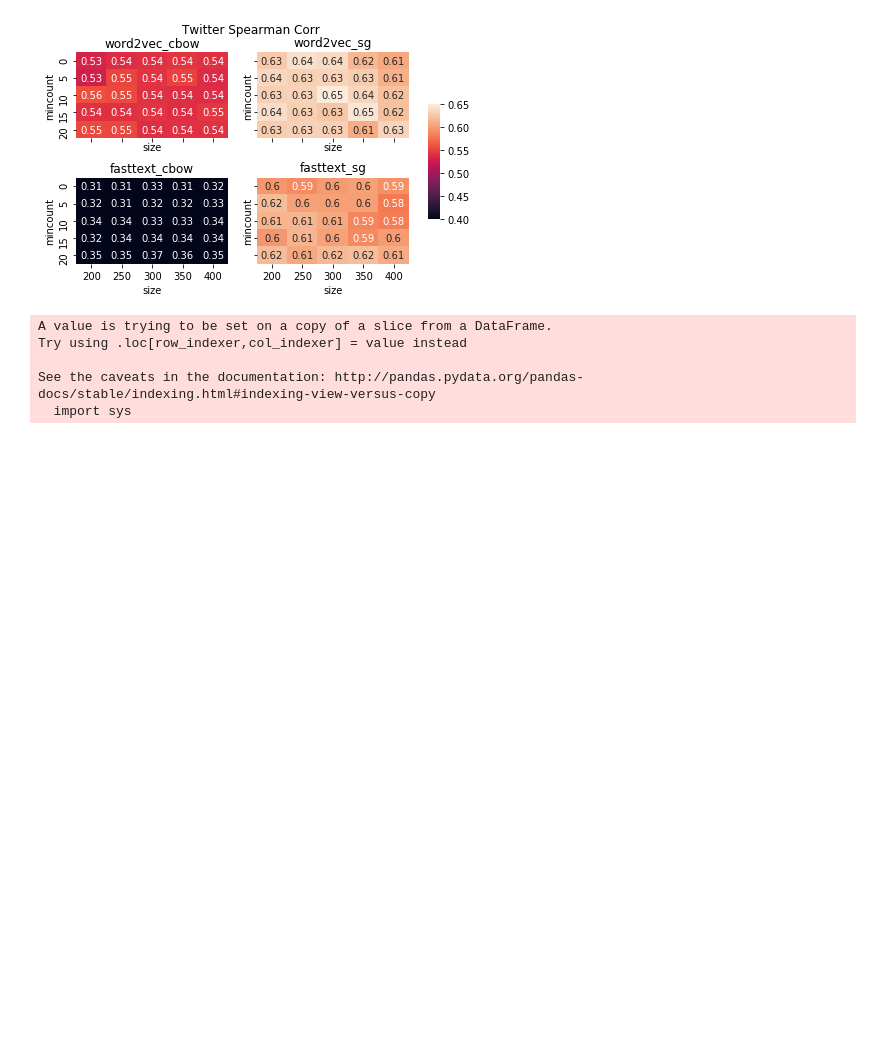
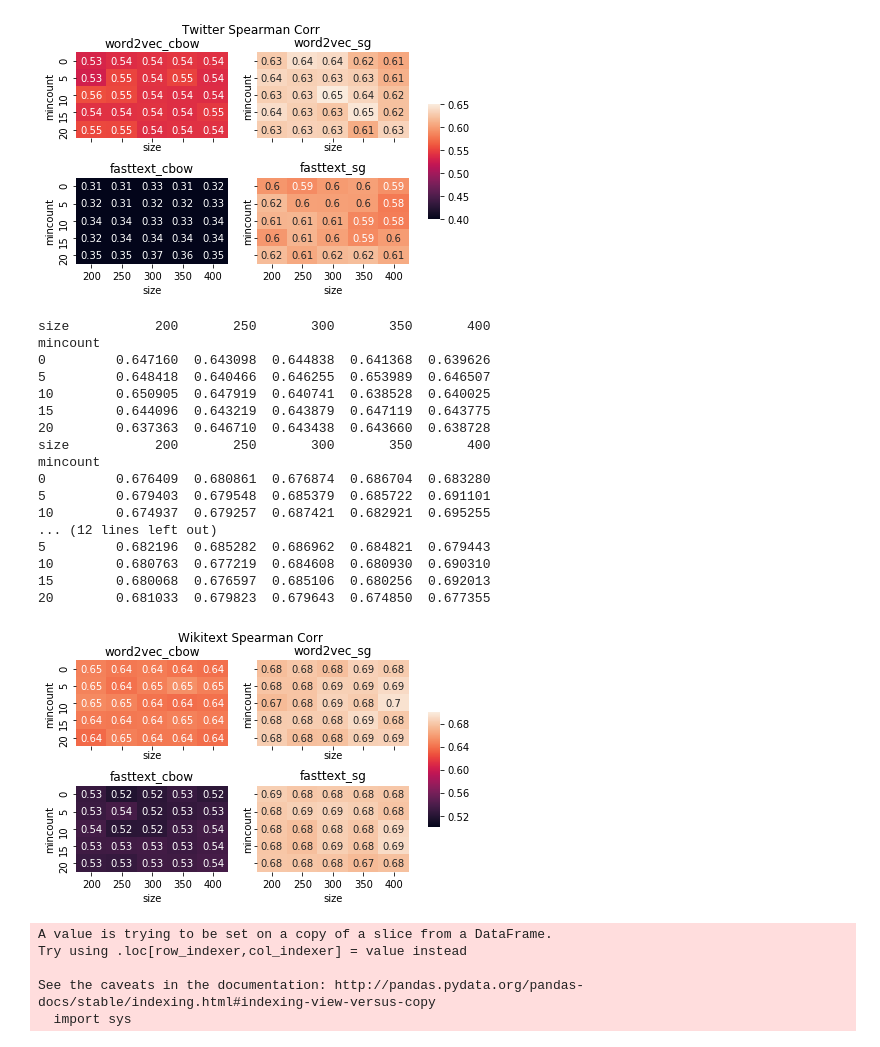
Before and after one commit to jiaojiaoloveu/WordEmbedding-SubCulture, a Jupyter notebook: src/plot_result.ipynb, the cells around one changed output. Drawn from its saved outputs; the diff is of its cells as text; code cells hidden in the pictures; blank space fills up the shorter version.

```diff
--- a/src/plot_result.ipynb
+++ b/src/plot_result.ipynb
@@ -174,6 +195,27 @@ mincount
 15        0.597182  0.614833  0.602412  0.588922  0.599951
 20        0.619694  0.607193  0.617583  0.620165  0.608289
 [figure]
+# %%
+plot_heatmap_spearman(df, 'wikitext', 0.5, 0.7)
+# %% [output]
+size           200       250       300       350       400
+mincount
+0         0.647160  0.643098  0.644838  0.641368  0.639626
+5         0.648418  0.640466  0.646255  0.653989  0.646507
+10        0.650905  0.647919  0.640741  0.638528  0.640025
+15        0.644096  0.643219  0.643879  0.647119  0.643775
+20        0.637363  0.646710  0.643438  0.643660  0.638728
+size           200       250       300       350       400
+mincount
+0         0.676409  0.680861  0.676874  0.686704  0.683280
+5         0.679403  0.679548  0.685379  0.685722  0.691101
+10        0.674937  0.679257  0.687421  0.682921  0.695255
+... (12 lines left out)
+5         0.682196  0.685282  0.686962  0.684821  0.679443
+10        0.680763  0.677219  0.684608  0.680930  0.690310
+15        0.680068  0.676597  0.685106  0.680256  0.692013
+20        0.681033  0.679823  0.679643  0.674850  0.677355
+[figure, added]
 # %%
 def plot_heatmap_question(df, corpus, vmin, vmax):
     heatmap_list = []
```
Also changed, not shown: parts of 11 cells of this notebook, 1 other file.
